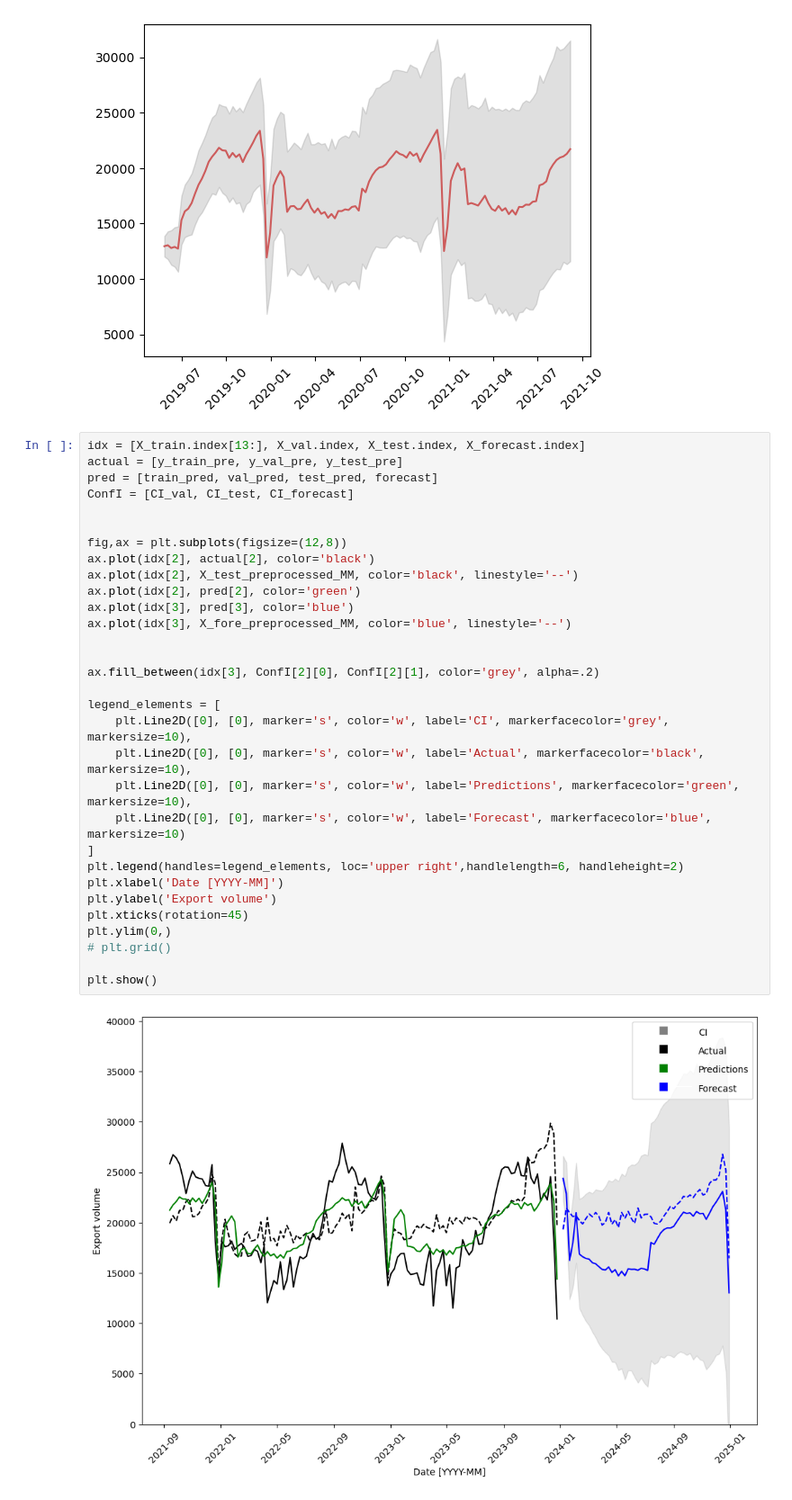
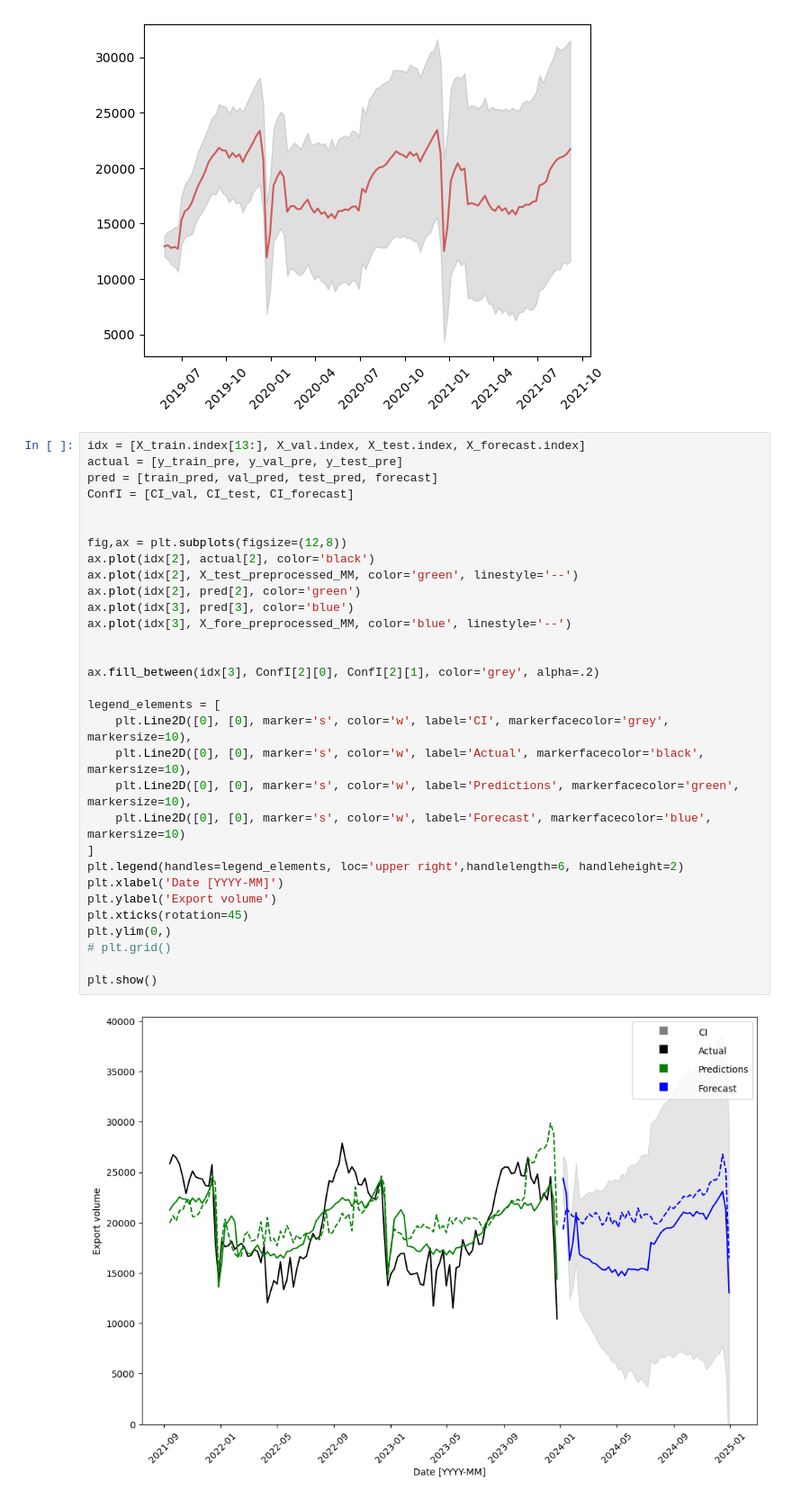
Before and after one commit to DataJakob/DT8807-Advanced-Topics-in-Deep-Learning, a Jupyter notebook: Feature_Engineering_and_Modelling.ipynb, the cells around one changed output. Shown at 90% size. Cells and saved outputs as stored; diff of their text form.

```diff
--- a/Feature_Engineering_and_Modelling.ipynb
+++ b/Feature_Engineering_and_Modelling.ipynb
@@ -742,32 +742,32 @@ plt.show
 idx = [X_train.index[13:], X_val.index, X_test.index, X_forecast.index]
 actual = [y_train_pre, y_val_pre, y_test_pre]
 pred = [train_pred, val_pred, test_pred, forecast]
 ConfI = [CI_val, CI_test, CI_forecast]
 
 
 fig,ax = plt.subplots(figsize=(12,8))
 ax.plot(idx[2], actual[2], color='black')
-ax.plot(idx[2], X_test_preprocessed_MM, color='black', linestyle='--')
+ax.plot(idx[2], X_test_preprocessed_MM, color='green', linestyle='--')
 ax.plot(idx[2], pred[2], color='green')
 ax.plot(idx[3], pred[3], color='blue')
 ax.plot(idx[3], X_fore_preprocessed_MM, color='blue', linestyle='--')
 
 
 ax.fill_between(idx[3], ConfI[2][0], ConfI[2][1], color='grey', alpha=.2)
 
 legend_elements = [
     plt.Line2D([0], [0], marker='s', color='w', label='CI', markerfacecolor='grey', markersize=10),
     plt.Line2D([0], [0], marker='s', color='w', label='Actual', markerfacecolor='black', markersize=10),
     plt.Line2D([0], [0], marker='s', color='w', label='Predictions', markerfacecolor='green', markersize=10),
     plt.Line2D([0], [0], marker='s', color='w', label='Forecast', markerfacecolor='blue', markersize=10)
 ]
 plt.legend(handles=legend_elements, loc='upper right',handlelength=6, handleheight=2)
 plt.xlabel('Date [YYYY-MM]')
 plt.ylabel('Export volume')
 plt.xticks(rotation=45)
 plt.ylim(0,)
 # plt.grid()
 
 plt.show()
 # %% [output]
-[figure, old version]
+[figure, new version]
```
Also changed, not shown: parts of 2 cells of this notebook.
